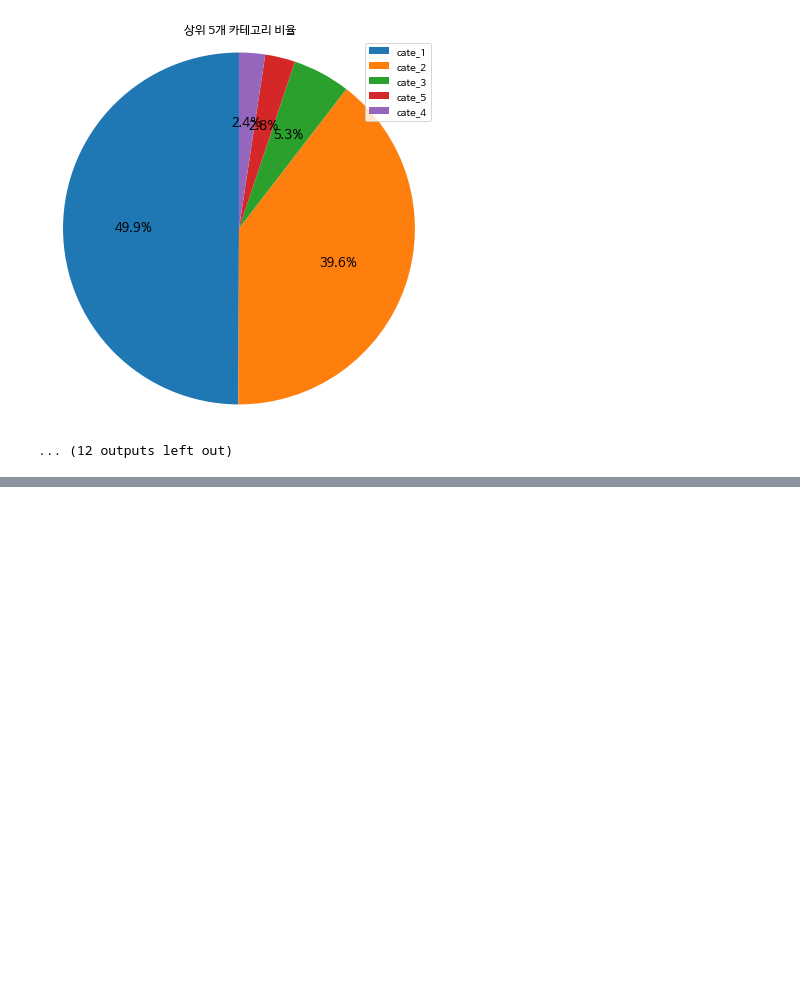
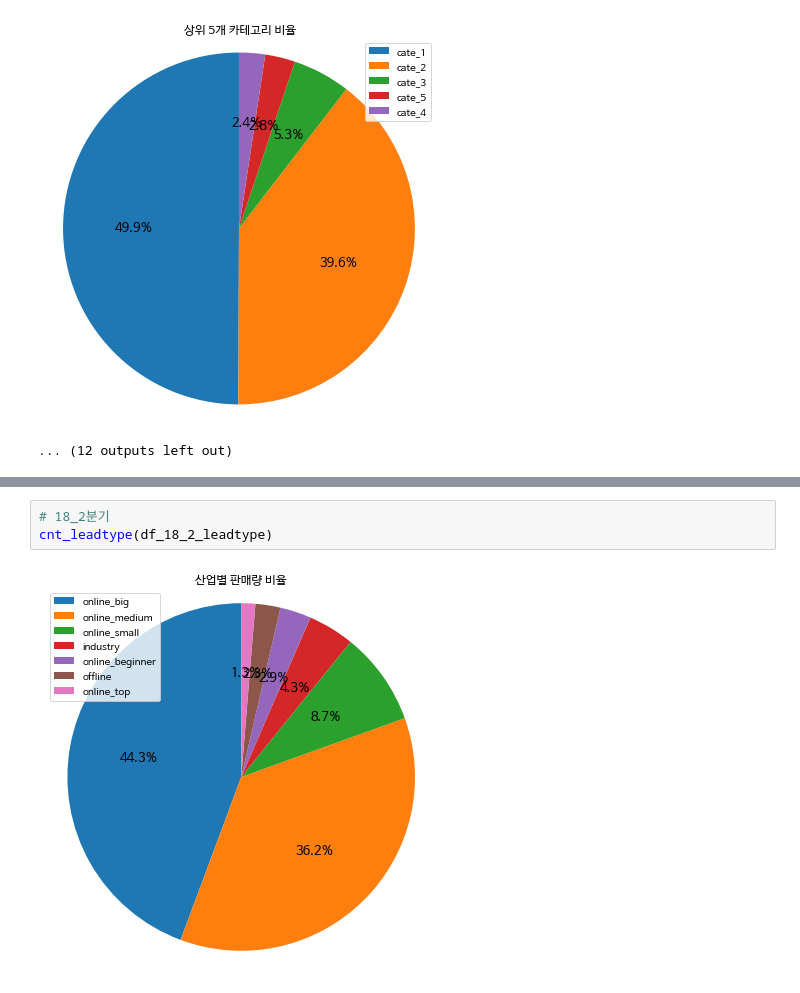
Before and after one commit to cyss93/CP1_team8, a Jupyter notebook: Concentration.ipynb, the cells around one changed output, grey strips where cells are left out. Cells and saved outputs as stored; diff of their text form; blank space fills up the shorter version.

```diff
--- a/Concentration.ipynb
+++ b/Concentration.ipynb
@@ -337,0 +410,5 @@ PieChart_category(df_18_3_cate)
+# %%
+# 18_2분기
+cnt_leadtype(df_18_2_leadtype)
+# %% [output]
+[figure, added]
```
Also changed, not shown: parts of 26 cells of this notebook.
